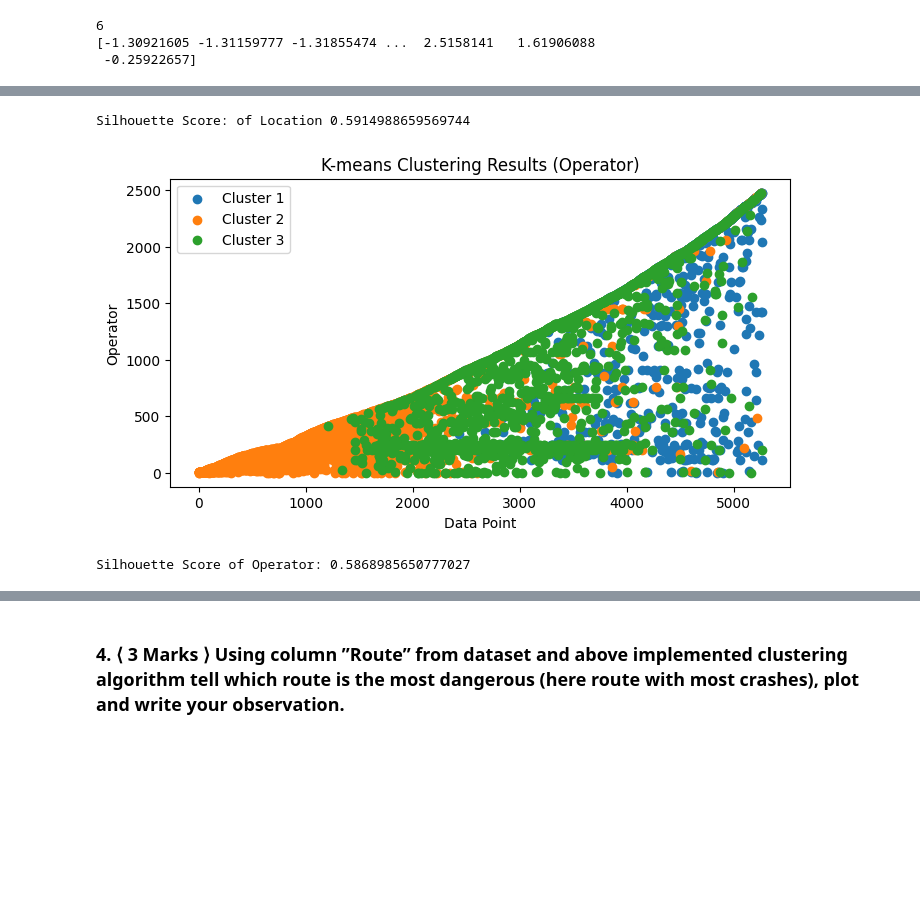
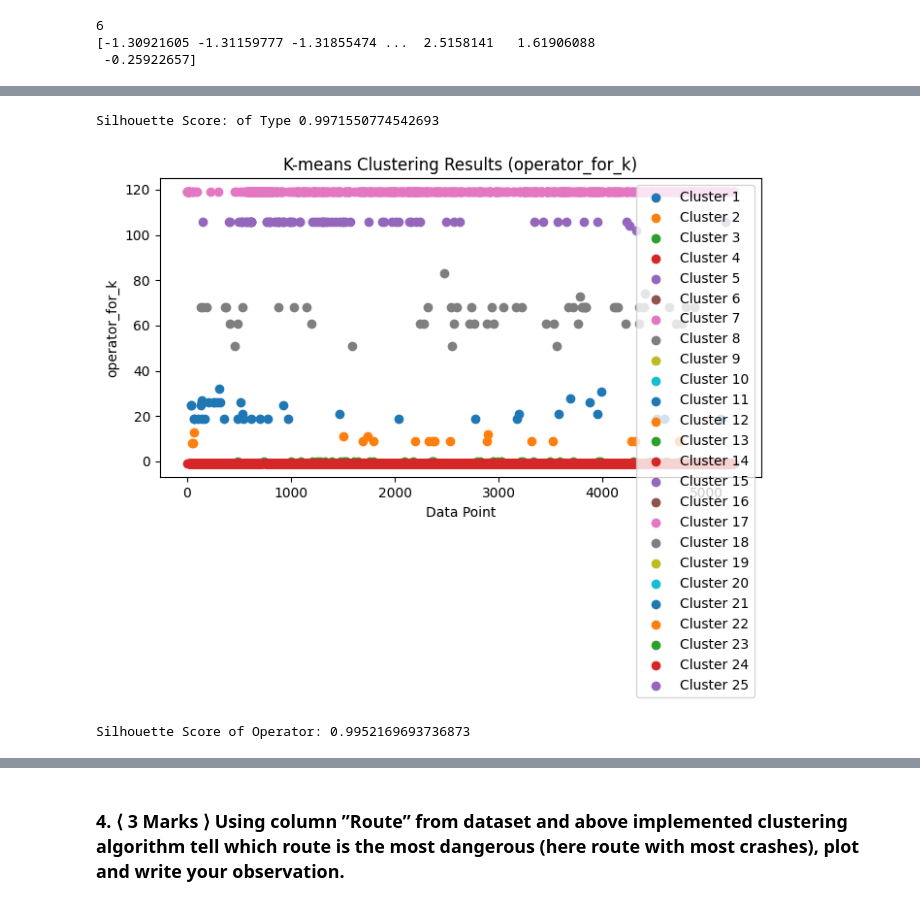
Before and after one commit to bhavyanarnoli/MachineLearning-CSE543, a Jupyter notebook: Assignment2/Unsupervised.ipynb, the cells around one changed output, grey strips where cells are left out. Saved outputs shown, nothing was run; the diff lists cells and outputs as text; code cells hidden in the pictures; blank space fills up the shorter version.

```diff
--- a/Assignment2/Unsupervised.ipynb
+++ b/Assignment2/Unsupervised.ipynb
@@ -1028,14 +1147,18 @@ print(calculate_silhouette_score_two(Location_Operator_data.values, cluster_assi
 # %%
+
+import pandas as pd
 import numpy as np
-import pandas as pd
 import matplotlib.pyplot as plt
+
+# Assuming 'data' is your DataFrame
+data['type_for_k'].fillna(data['type_for_k'].mean(), inplace=True)
+
 
 # Load your data into a DataFrame (replace 'data' with your dataset)
 # Make sure to have 'Type' and 'Operator' as columns in your DataFrame
+Type_data = data['type_for_k'].to_numpy()  # Convert to NumPy array
 
-Type_data = projected_data[:, Type_column_index]
-
-K = 4
+K = len(np.unique(Type_data))
 
 # Maximum number of iterations
 max_iterations = 1000
@@ -1047,7 +1170,7 @@ centroids = np.random.choice(Type_data, size=K, replace=False)
 # Initialize an array to store cluster assignments for each data point
 cluster_assignments = np.zeros(len(Type_data))
 
-#  Iterate until convergence or max iterations
+# Iterate until convergence or max iterations
 for iteration in range(max_iterations):
     # Calculate distances to centroids
     distances = np.abs(Type_data[:, np.newaxis] - centroids)
@@ -1070,11 +1193,11 @@ plt.figure(figsize=(8, 4))
 # Plot the results for the sampled data
 for k in range(K):
     cluster_data = data[data['Cluster_Type'] == k]
-    plt.scatter(cluster_data.index, cluster_data['Type'], label=f'Cluster {k + 1}')
+    plt.scatter(cluster_data.index, cluster_data['type_for_k'], label=f'Cluster {k + 1}')
 
 plt.xlabel('Data Point')
-plt.ylabel('Type')
-plt.title('K-means Clustering Results (Type)')
+plt.ylabel('type_for_k')
+plt.title('K-means Clustering Results (type_for_k)')
 plt.legend()
 plt.show()
 # %% [output]
@@ -1141,66 +1268,69 @@ plt.show()
 # %%
-silhouette_score = calculate_silhouette_score(Location_data, cluster_assignments, centroids)
-print("Silhouette Score: of Location", silhouette_score)
+silhouette_score = calculate_silhouette_score(location_data, cluster_assignments)
+print("Silhouette Score: of Type", silhouette_score)
 # %% [output]
-Silhouette Score: of Location 0.5914988659569744
+Silhouette Score: of Type 0.9971550774542693
 # %%
+
+import pandas as pd
 import numpy as np
-import pandas as pd
 import matplotlib.pyplot as plt
 
+# Assuming 'data' is your DataFrame
+data['operator_for_k'].fillna(data['operator_for_k'].mean(), inplace=True)
+
+
 # Load your data into a DataFrame (replace 'data' with your dataset)
-# Make sure to have 'Operator' and 'Operator' as columns in your DataFrame
+# Make sure to have 'operator' and 'Operator' as columns in your DataFrame
+operator_data = data['operator_for_k'].to_numpy()  # Convert to NumPy array
 
-# Extract the columns to be clustered
-# Operator
-Operator_data = projected_data[:, Operator_column_index]
+K = len(np.unique(operator_data))
 
-K = 3
 # Maximum number of iterations
 max_iterations = 1000
 
 # Initialize centroids randomly
 np.random.seed(0)
-centroids = np.random.choice(Operator_data, size=K, replace=False)
+centroids = np.random.choice(operator_data, size=K, replace=False)
 
 # Initialize an array to store cluster assignments for each data point
-cluster_assignments = np.zeros(len(Operator_data))
+cluster_assignments = np.zeros(len(operator_data))
 
-#  Iterate until convergence or max iterations
+# Iterate until convergence or max iterations
 for iteration in range(max_iterations):
     # Calculate distances to centroids
-    distances = np.abs(Operator_data[:, np.newaxis] - centroids)
+    distances = np.abs(operator_data[:, np.newaxis] - centroids)
 
     # Assign each data point to the nearest centroid
     cluster_assignments = np.argmin(distances, axis=1)
 
     # Update centroids as the mean of data points in each cluster
     for k in range(K):
-        cluster_data = Operator_data[cluster_assignments == k]
+        cluster_data = operator_data[cluster_assignments == k]
         if len(cluster_data) > 0:
             centroids[k] = np.mean(cluster_data)
 
 # Add cluster assignments to the original DataFrame
-data['Cluster_Operator'] = cluster_assignments
+data['Cluster_operator'] = cluster_assignments
 
 # Create a smaller figure
 plt.figure(figsize=(8, 4))
 
 # Plot the results for the sampled data
 for k in range(K):
-    cluster_data = data[data['Cluster_Operator'] == k]
-    plt.scatter(cluster_data.index, cluster_data['Operator'], label=f'Cluster {k + 1}')
+    cluster_data = data[data['Cluster_operator'] == k]
+    plt.scatter(cluster_data.index, cluster_data['operator_for_k'], label=f'Cluster {k + 1}')
 
 plt.xlabel('Data Point')
-plt.ylabel('Operator')
-plt.title('K-means Clustering Results (Operator)')
+plt.ylabel('operator_for_k')
+plt.title('K-means Clustering Results (operator_for_k)')
 plt.legend()
 plt.show()
 # %% [output]
-[figure, old version]
+[figure, new version]
 # %%
-silhouette_score = calculate_silhouette_score(Operator_data, cluster_assignments, centroids)
+silhouette_score = calculate_silhouette_score(operator_data, cluster_assignments)
 
 print("Silhouette Score of Operator:", silhouette_score)
 # %% [output]
-Silhouette Score of Operator: 0.5868985650777027
+Silhouette Score of Operator: 0.9952169693736873
```
Also changed, not shown: parts of 41 cells of this notebook, 3 other files.
